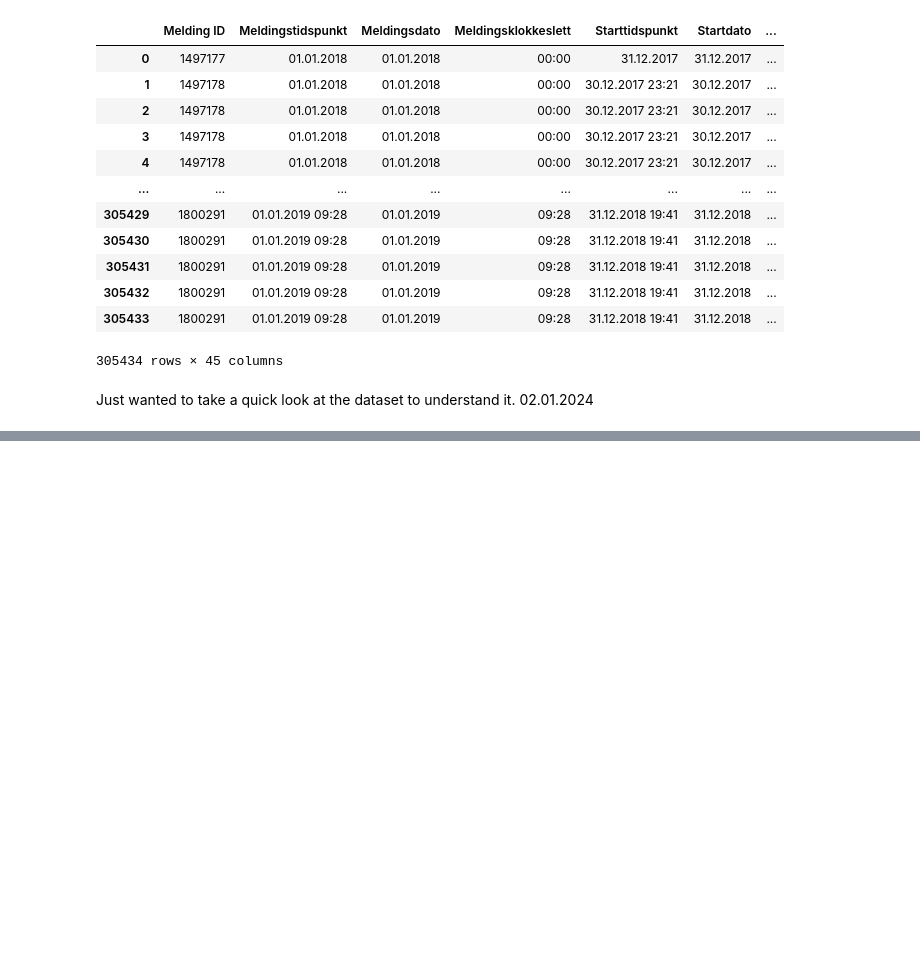
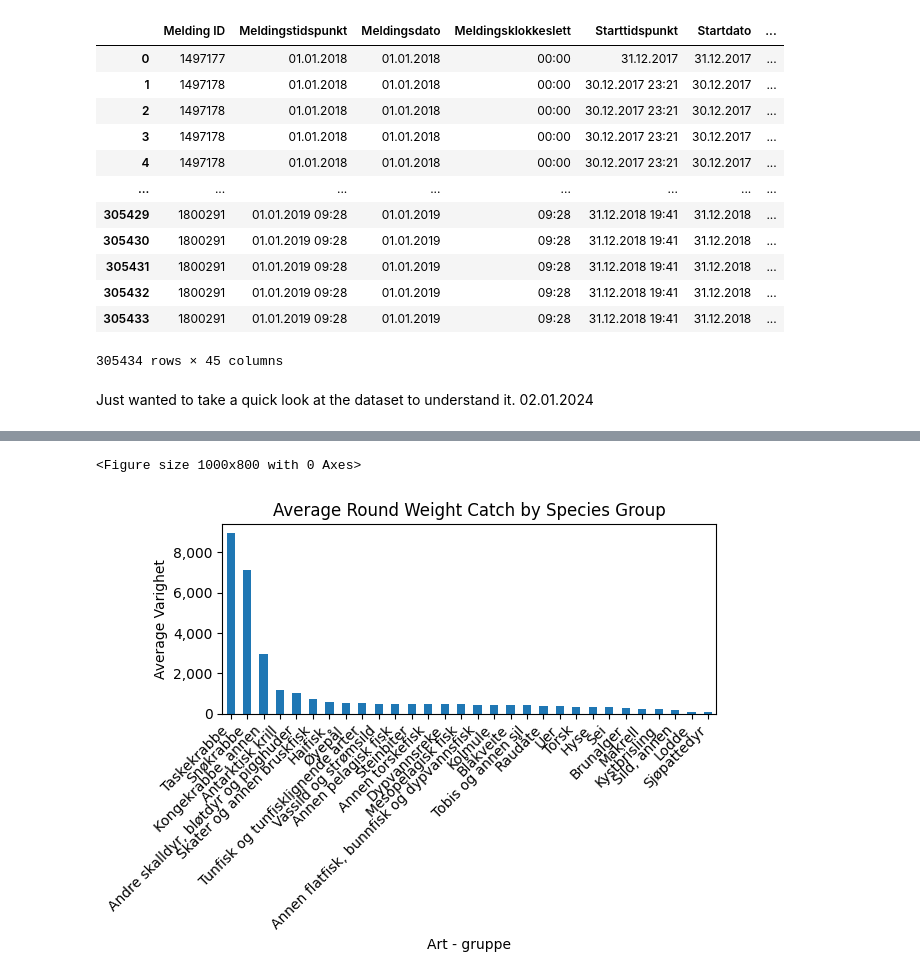
Before and after one commit to Destroyers04/Info284_Project, a Jupyter notebook: Data Processing/aaronProcessingData.ipynb, the cells around one changed output, grey strips where cells are left out. Saved outputs shown, nothing was run; the diff lists cells and outputs as text; code cells hidden in the pictures; blank space fills up the shorter version.

```diff
--- a/Data Processing/aaronProcessingData.ipynb
+++ b/Data Processing/aaronProcessingData.ipynb
@@ -70,0 +133,27 @@ Just wanted to take a quick look at the dataset to understand it. 02.01.2024
+# %%
+
+# Calculate the average 'Rundvekt' for each 'Art - gruppe'
+df_average = df.groupby('Art - gruppe')['Varighet'].mean().reset_index()
+
+# Sorting the results for better visualization
+df_average_sorted = df_average.sort_values('Varighet', ascending=False)
+
+# Plotting the average 'Rundvekt' for each 'Art - gruppe'
+plt.figure(figsize=(10, 8))
+ax = df_average_sorted.plot(kind='bar', x='Art - gruppe', y='Varighet', legend=None)
+
+plt.xlabel('Art - gruppe')
+plt.ylabel('Average Varighet')
+plt.title('Average Round Weight Catch by Species Group')
+
+# Format y-axis labels to avoid scientific notation and improve readability
+ax.yaxis.set_major_formatter(ticker.StrMethodFormatter('{x:,.0f}'))
+
+# Rotate x-axis labels for better readability
+plt.xticks(rotation=45, ha="right")
+
+plt.tight_layout()  # Adjust layout to make room for the rotated x-axis labels
+plt.show()
+# %% [output]
+<Figure size 1000x800 with 0 Axes>
+[figure, added]
```
Also changed, not shown: parts of 7 cells of this notebook, 3 other files.
